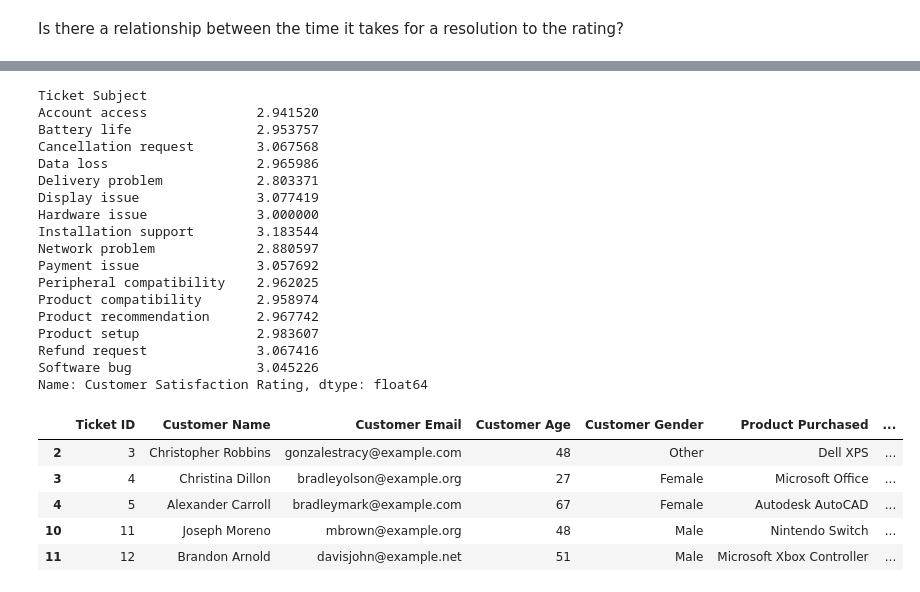
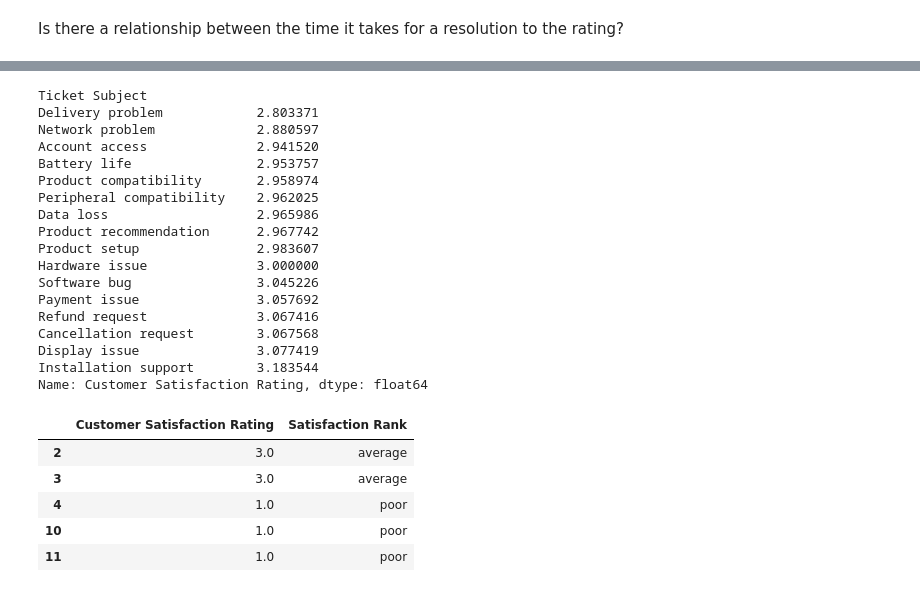
Before and after one commit to port1a/FUTURE_DS_02, a Jupyter notebook: Customer Ticket Analysis.ipynb, the cells around one changed output, grey strips where cells are left out. Cells and saved outputs as stored; diff of their text form; code cells hidden in the pictures.

Commit message:
issues update

```diff
--- a/Customer Ticket Analysis.ipynb
+++ b/Customer Ticket Analysis.ipynb
@@ -34,3 +62,4 @@ dtype: int64
 # %%
-df.info()
+df.dropna(inplace = True)
+df.describe(include ='all').T
 # %% [output]
@@ -174,2 +163,0 @@ sns.scatterplot(data = df, x = 'Customer Satisfaction Rating', y = 'Resolution T
-# %%
-df.dropna(axis = 0, inplace = True)
@@ -212,48 +207,51 @@ Cancellation request        148
 Data loss                   147
 Name: count, dtype: int64
 # %%
-df.groupby('Ticket Subject')['Customer Satisfaction Rating'].mean()
+# Which Subject has the lowest Satisfaction Rating
+df.groupby('Ticket Subject')['Customer Satisfaction Rating'].mean().sort_values()
 # %% [output]
 Ticket Subject
+Delivery problem            2.803371
+Network problem             2.880597
 Account access              2.941520
 Battery life                2.953757
-Cancellation request        3.067568
+Product compatibility       2.958974
+Peripheral compatibility    2.962025
 Data loss                   2.965986
-Delivery problem            2.803371
-Display issue               3.077419
-Hardware issue              3.000000
-Installation support        3.183544
-Network problem             2.880597
-Payment issue               3.057692
-Peripheral compatibility    2.962025
-Product compatibility       2.958974
 Product recommendation      2.967742
 Product setup               2.983607
+Hardware issue              3.000000
+Software bug                3.045226
+Payment issue               3.057692
 Refund request              3.067416
-Software bug                3.045226
+Cancellation request        3.067568
+Display issue               3.077419
+Installation support        3.183544
 Name: Customer Satisfaction Rating, dtype: float64
 # %%
+# Categorizing Scores
+
 def Satisfaction_Rank(score):
     '''
     Assigning categories to the Satisfaction scores by customers
     '''
     if score < 3:
         _rank = 'poor'
     elif score == 3:
         _rank = 'average'
     else:
         _rank = 'satisfactory'
     return _rank
 
 
 df['Satisfaction Rank'] = df['Customer Satisfaction Rating'].apply(Satisfaction_Rank)
 
-df.head()
+df[['Customer Satisfaction Rating',	'Satisfaction Rank']][:5]
 # %% [output]
-|  | Ticket ID | Customer Name | Customer Email | Customer Age | Customer Gender | Product Purchased | ... |
-| 2 | 3 | Christopher Robbins | gonzalestracy@example.com | 48 | Other | Dell XPS | ... |
-| 3 | 4 | Christina Dillon | bradleyolson@example.org | 27 | Female | Microsoft Office | ... |
-| 4 | 5 | Alexander Carroll | bradleymark@example.com | 67 | Female | Autodesk AutoCAD | ... |
-| 10 | 11 | Joseph Moreno | mbrown@example.org | 48 | Male | Nintendo Switch | ... |
-| 11 | 12 | Brandon Arnold | davisjohn@example.net | 51 | Male | Microsoft Xbox Controller | ... |
+|  | Customer Satisfaction Rating | Satisfaction Rank |
+| 2 | 3.0 | average |
+| 3 | 3.0 | average |
+| 4 | 1.0 | poor |
+| 10 | 1.0 | poor |
+| 11 | 1.0 | poor |
 # %%
```
Also changed, not shown: parts of 28 cells of this notebook.
